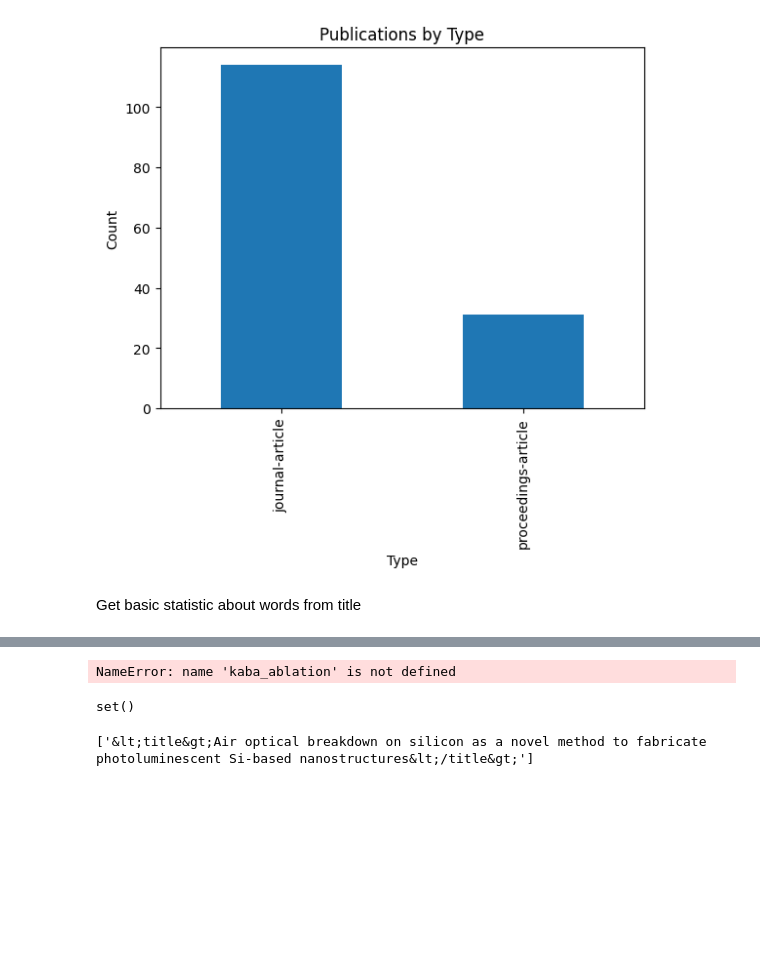
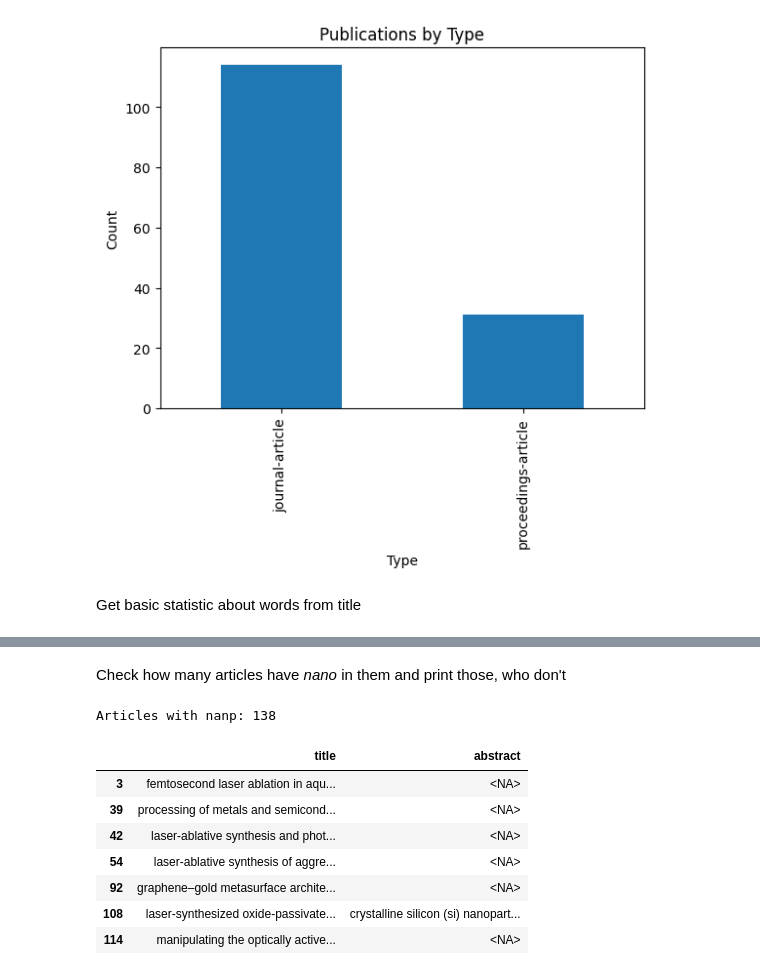
Before and after one commit to Kaldarinz/artfinder, a Jupyter notebook: crossref_base_analysis.ipynb, the cells around one changed output, grey strips where cells are left out. Saved outputs shown, nothing was run; the diff lists cells and outputs as text; code cells hidden in the pictures; blank space fills up the shorter version.

Commit message:
basic analysis of data

```diff
--- a/cross_ref_tests.ipynb
+++ b/crossref_base_analysis.ipynb
@@ -47,5 +43,6 @@ df['type'].unique()
 Length: 4, dtype: string
 # %%
 # Check for duplicates
-df['doi'].duplicated().sum()
+print(df['doi'].duplicated().sum())
+df.drop_duplicates(subset=['doi'], inplace=True)
 # %% [output]
@@ -54,14 +51,15 @@ np.int64(0)
 Actually filter articles
 # %%
 # Ablation articles
-kaba_abl = df[df['ablation']]
+df_abl = df[df['ablation'] == True]
 # correct articles types
-kaba_abl = kaba_abl[kaba_abl['type'].isin(['journal-article', 'proceedings-article'])]
+df_abl = df_abl[df_abl['type'].isin(['journal-article', 'proceedings-article'])]
 # Articles after 1993
-kaba_abl = kaba_abl[kaba_abl['publication_date'] > '1993']
+df_abl = df_abl[df_abl['publication_date'] > '1993']
 # reindex
-kaba_abl.reset_index(drop=True, inplace=True)
-kaba_abl.info()
+df_abl.reset_index(drop=True, inplace=True)
+df_abl.info()
+df_abl = cast(pd.DataFrame, df_abl)
 # %% [output]
 <class 'pandas.core.frame.DataFrame'>
 RangeIndex: 145 entries, 0 to 144
@@ -127,14 +118,0 @@ Check titles of articles where word *nanoparticles* is missing
-# %%
-no_nps = kaba_ablation[~kaba_ablation['title'].str.contains(r'nanoparticles?|nanostructures?|laser|nanoclusters?|nanospheres?')]
-no_nps
-# %% [output]
-NameError: name 'kaba_ablation' is not defined
-# %%
-all_words = kaba_ablation['title'].map(lambda x: re.split(r'\W+', x)).explode().unique()
-all_words = set(all_words)
-common = all_words.copy()
-for title in kaba_ablation['title'].map(lambda x: re.split(r'\W+', x)):
-    common = common.intersection(set(title))
-common
-# %% [output]
-set()
@@ -143,4 +119,16 @@ work = crosref.doi('10.1117/12.459737')
-# %%
-work['title']
-# %% [output]
-['&lt;title&gt;Air optical breakdown on silicon as a novel method to fabricate photoluminescent Si-based nanostructures&lt;/title&gt;']
+# %% [markdown]
+Check how many articles have *nano* in them and print those, who don't
+# %%
+nps = df_abl[df_abl['title'].str.contains(r'\b\w*nano\w*\b')]
+print('Articles with nanp:', nps['doi'].count())
+df_abl[~df_abl['doi'].isin(nps['doi'])][['title', 'abstract']]
+# %% [output]
+Articles with nanp: 138
+|  | title | abstract |
+| 3 | femtosecond laser ablation in aqu... | <NA> |
+| 39 | processing of metals and semicond... | <NA> |
+| 42 | laser-ablative synthesis and phot... | <NA> |
+| 54 | laser-ablative synthesis of aggre... | <NA> |
+| 92 | graphene–gold metasurface archite... | <NA> |
+| 108 | laser-synthesized oxide-passivate... | crystalline silicon (si) nanopart... |
+| 114 | manipulating the optically active... | <NA> |
```
Also changed, not shown: parts of 13 cells of this notebook, 1 other file.
